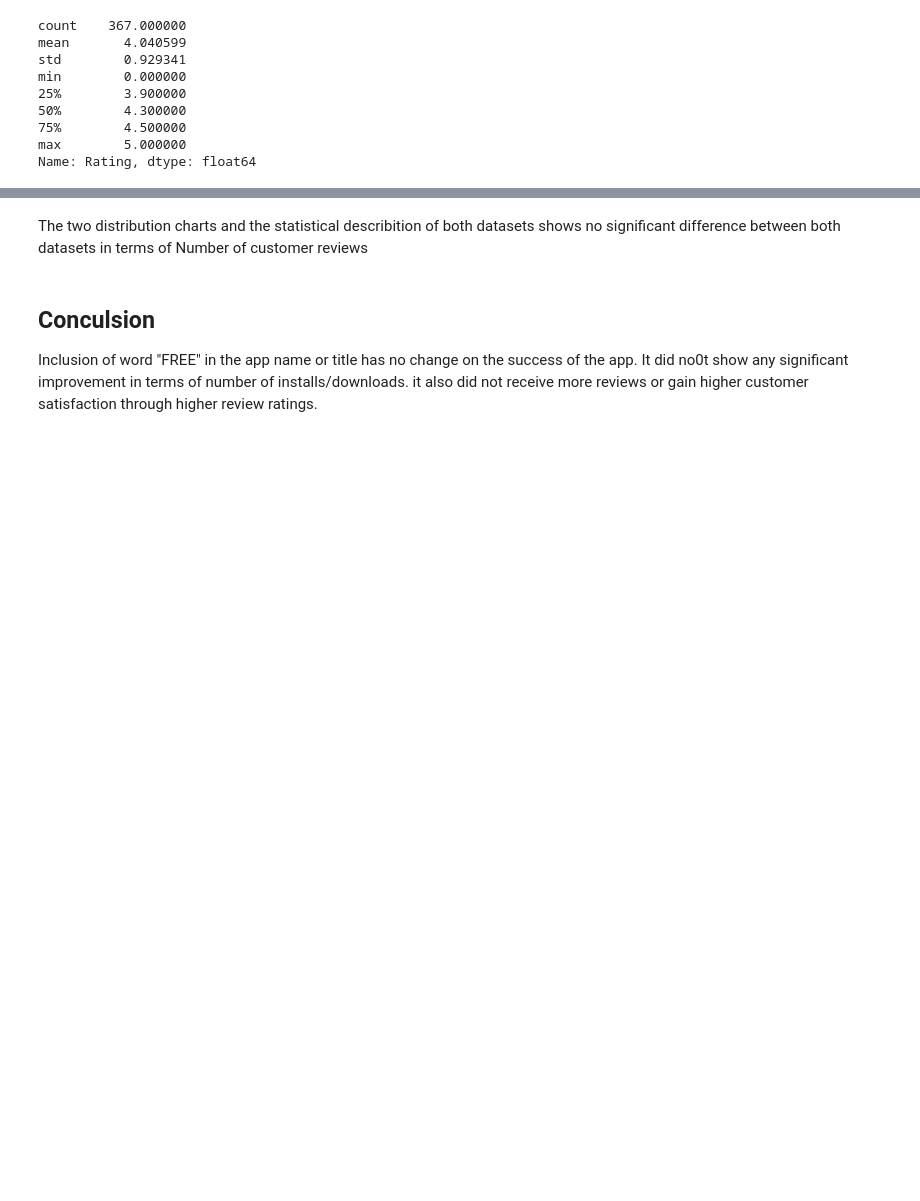
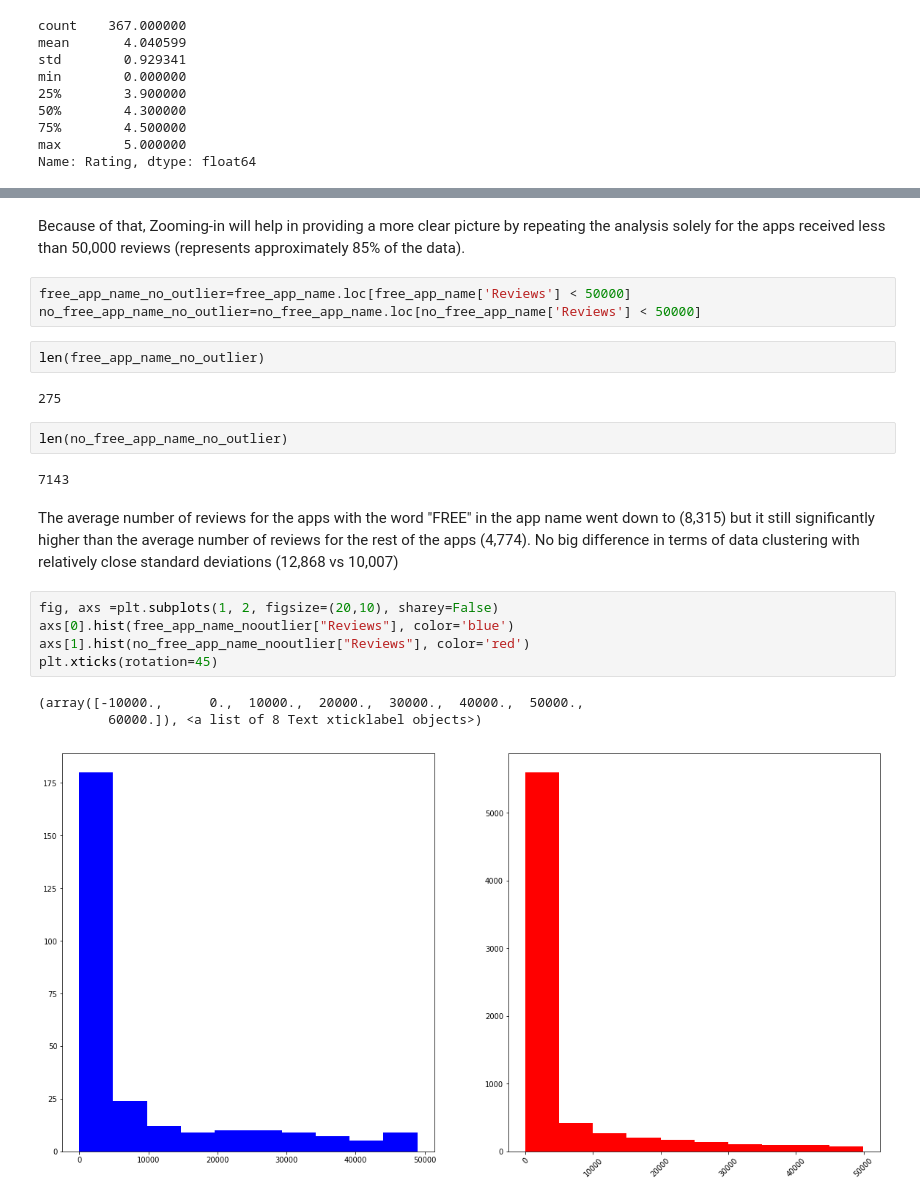
Before and after one commit to romer1979/Google_Play_store, a Jupyter notebook: capestone_project_I.ipynb, the cells around one changed output, grey strips where cells are left out. Drawn from its saved outputs; the diff is of its cells as text; blank space fills up the shorter version.

```diff
--- a/capestone_project_I.ipynb
+++ b/capestone_project_I.ipynb
@@ -448,7 +478,25 @@ max      7.815831e+07
 Name: Reviews, dtype: float64
-# %% [markdown]
-The two distribution charts and the statistical describition of both datasets shows no significant difference between both datasets in terms of Number of customer reviews
-# %% [markdown]
-## Conculsion
-
-Inclusion of word "FREE" in the app name or title has no change on the success of the app. It did no0t show any significant improvement in terms of number of installs/downloads. it also did not receive more reviews or gain higher customer satisfaction through higher review ratings.
+# %% [markdown]
+Because of that, Zooming-in will help in providing a more clear picture by repeating the analysis solely for the apps received less than 50,000 reviews (represents approximately 85% of the data).
+# %%
+free_app_name_no_outlier=free_app_name.loc[free_app_name['Reviews'] < 50000]
+no_free_app_name_no_outlier=no_free_app_name.loc[no_free_app_name['Reviews'] < 50000]
+# %%
+len(free_app_name_no_outlier)
+# %% [output]
+275
+# %%
+len(no_free_app_name_no_outlier)
+# %% [output]
+7143
+# %% [markdown]
+The average number of reviews for the apps with the word "FREE" in the app name went down to (8,315) but it still significantly higher than the average number of reviews for the rest of the apps (4,774). No big difference in terms of data clustering with relatively close standard deviations (12,868 vs 10,007)
+# %%
+fig, axs =plt.subplots(1, 2, figsize=(20,10), sharey=False)
+axs[0].hist(free_app_name_nooutlier["Reviews"], color='blue')
+axs[1].hist(no_free_app_name_nooutlier["Reviews"], color='red')
+plt.xticks(rotation=45)
+# %% [output]
+(array([-10000.,      0.,  10000.,  20000.,  30000.,  40000.,  50000.,
+         60000.]), <a list of 8 Text xticklabel objects>)
+[figure, added]
```
Also changed, not shown: parts of 50 cells of this notebook.
